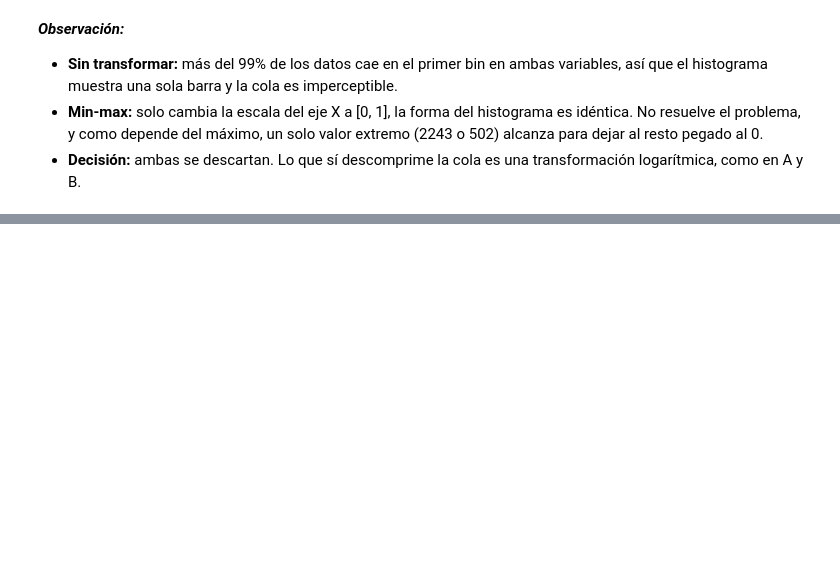
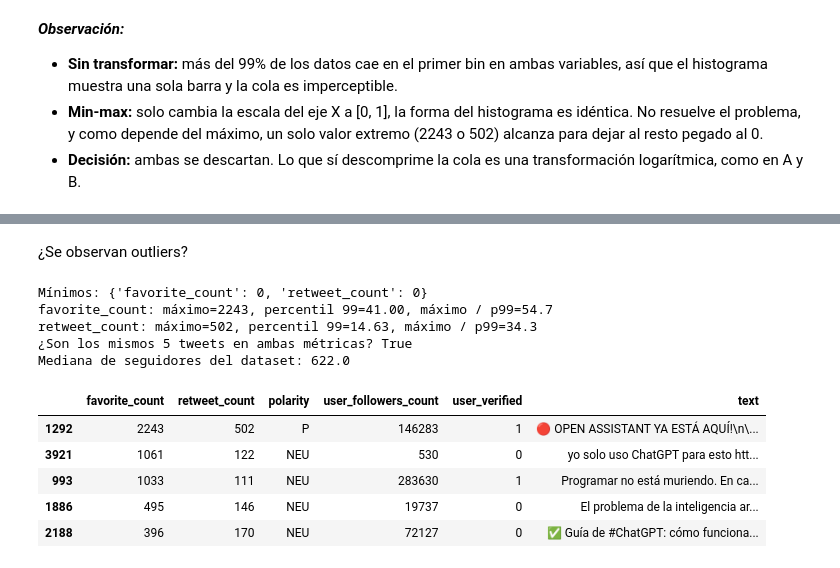
Before and after one commit to Barlita03/TP-CienciasDeDatos, a Jupyter notebook: TP1_CdD.ipynb, the cells around one changed output, grey strips where cells are left out. Cells and saved outputs as stored; diff of their text form; code cells hidden in the pictures; blank space fills up the shorter version.

Commit message:
Agrega la comparación de interacción por clase y el análisis de outliers
Co-Authored-By: Claude Opus 5.5 <noreply@anthropic.com>

```diff
--- a/TP1_CdD.ipynb
+++ b/TP1_CdD.ipynb
@@ -179,0 +247,14 @@ plt.show()
+# %%
+for col in cols:
+    por_clase = df.groupby('polarity')[col]
+
+    # Alternativa: media y máximo por clase, y media recalculada sin el tweet con el valor máximo
+    alternativa = pd.DataFrame({
+        'media': por_clase.mean().round(2),
+        'mediana': por_clase.median(),
+        'máximo': por_clase.max(),
+        'media sin el máximo': por_clase.apply(lambda s: s.drop(s.idxmax()).mean()).round(2),
+    })
+
+    print(col)
+    display(alternativa.loc[orden])
@@ -179,0 +280,29 @@ plt.show()
+# %% [markdown]
+¿Se observan outliers?
+# %%
+# Valores imposibles: ninguna métrica de interacción puede ser negativa
+print(f"Mínimos: {df[cols].min().to_dict()}")
+
+# Qué tan lejos están los valores extremos del resto: el máximo en relación con el percentil 99
+for col in cols:
+    p99 = df[col].quantile(.99)
+    print(f"{col}: máximo={df[col].max()}, percentil 99={p99:.2f}, máximo / p99={df[col].max() / p99:.1f}")
+
+# Tweets con más interacción, con datos de la cuenta para evaluar si los valores son creíbles
+top_favoritos = df.nlargest(5, 'favorite_count')
+top_retweets = df.nlargest(5, 'retweet_count')
+print(f"¿Son los mismos 5 tweets en ambas métricas? {set(top_favoritos.index) == set(top_retweets.index)}")
+print(f"Mediana de seguidores del dataset: {df['user_followers_count'].median()}")
+display(top_favoritos[['favorite_count', 'retweet_count', 'polarity', 'user_followers_count', 'user_verified', 'text']])
+# %% [output]
+Mínimos: {'favorite_count': 0, 'retweet_count': 0}
+favorite_count: máximo=2243, percentil 99=41.00, máximo / p99=54.7
+retweet_count: máximo=502, percentil 99=14.63, máximo / p99=34.3
+¿Son los mismos 5 tweets en ambas métricas? True
+Mediana de seguidores del dataset: 622.0
+|  | favorite_count | retweet_count | polarity | user_followers_count | user_verified | text |
+| 1292 | 2243 | 502 | P | 146283 | 1 | 🔴 OPEN ASSISTANT YA ESTÁ AQUÍ!\n\... |
+| 3921 | 1061 | 122 | NEU | 530 | 0 | yo solo uso ChatGPT para esto htt... |
+| 993 | 1033 | 111 | NEU | 283630 | 1 | Programar no está muriendo. En ca... |
+| 1886 | 495 | 146 | NEU | 19737 | 0 | El problema de la inteligencia ar... |
+| 2188 | 396 | 170 | NEU | 72127 | 0 | ✅ Guía de #ChatGPT: cómo funciona... |
```
Also changed, not shown: parts of 13 cells of this notebook, 2 other files.
